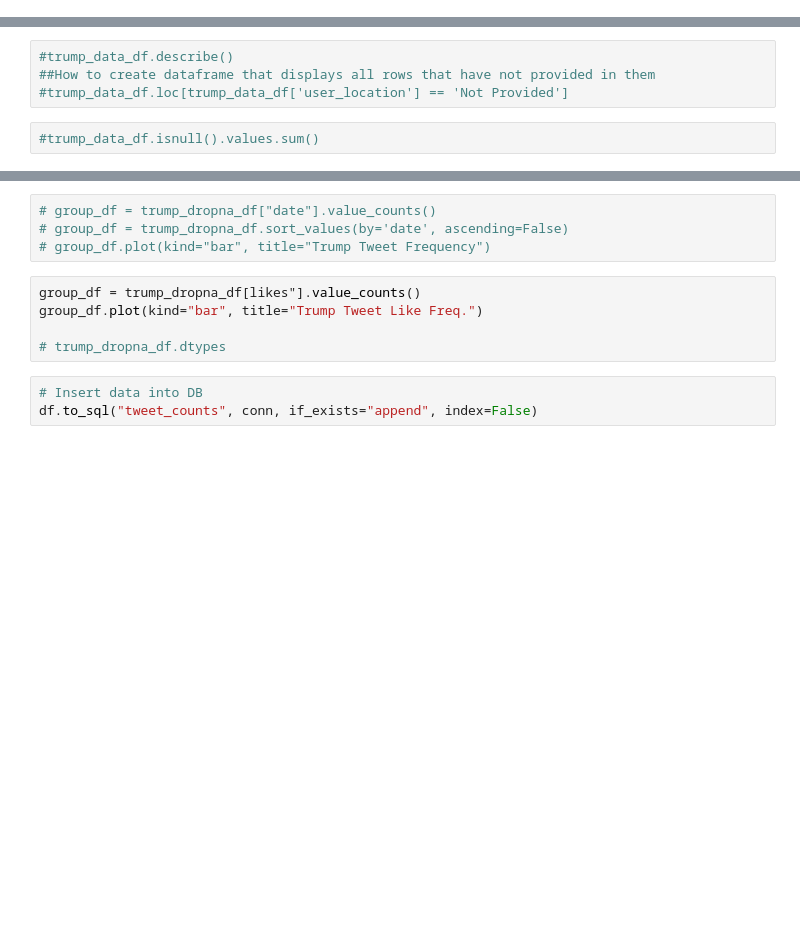
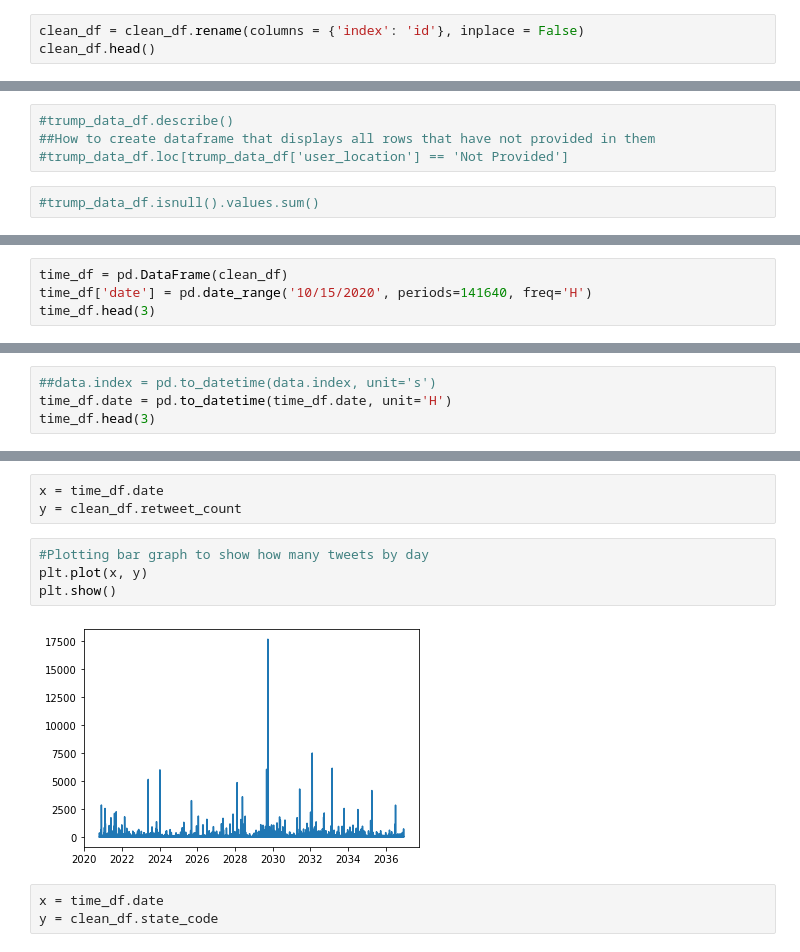
Before and after one commit to olivedisaster/Project-2, a Jupyter notebook: write_data_BMW.ipynb, the cells around one changed output, grey strips where cells are left out. Cells and saved outputs as stored; diff of their text form; blank space fills up the shorter version.

Commit message:
graphs

```diff
--- a/write_data_BMW.ipynb
+++ b/write_data_BMW.ipynb
@@ -61,0 +110,3 @@ trump_data_df.head()
+# %%
+clean_df = clean_df.rename(columns = {'index': 'id'}, inplace = False)
+clean_df.head()
@@ -127,0 +157,4 @@ trump_dropna_df.date.value_counts()
+# %%
+time_df = pd.DataFrame(clean_df)
+time_df['date'] = pd.date_range('10/15/2020', periods=141640, freq='H')
+time_df.head(3)
@@ -127,0 +166,4 @@ trump_dropna_df.date.value_counts()
+# %%
+##data.index = pd.to_datetime(data.index, unit='s')
+time_df.date = pd.to_datetime(time_df.date, unit='H')
+time_df.head(3)
@@ -136,12 +188,12 @@ plt.show()
-# %%
-# group_df = trump_dropna_df["date"].value_counts()
-# group_df = trump_dropna_df.sort_values(by='date', ascending=False)
-# group_df.plot(kind="bar", title="Trump Tweet Frequency")
-# %%
-group_df = trump_dropna_df[likes"].value_counts()
-group_df.plot(kind="bar", title="Trump Tweet Like Freq.")
-
-# trump_dropna_df.dtypes
-# %%
-# Insert data into DB
-df.to_sql("tweet_counts", conn, if_exists="append", index=False)
+# %%
+x = time_df.date
+y = clean_df.retweet_count
+# %%
+#Plotting bar graph to show how many tweets by day
+plt.plot(x, y)
+plt.show()
+# %% [output]
+[figure, added]
+# %%
+x = time_df.date
+y = clean_df.state_code
```
Also changed, not shown: parts of 37 cells of this notebook.
